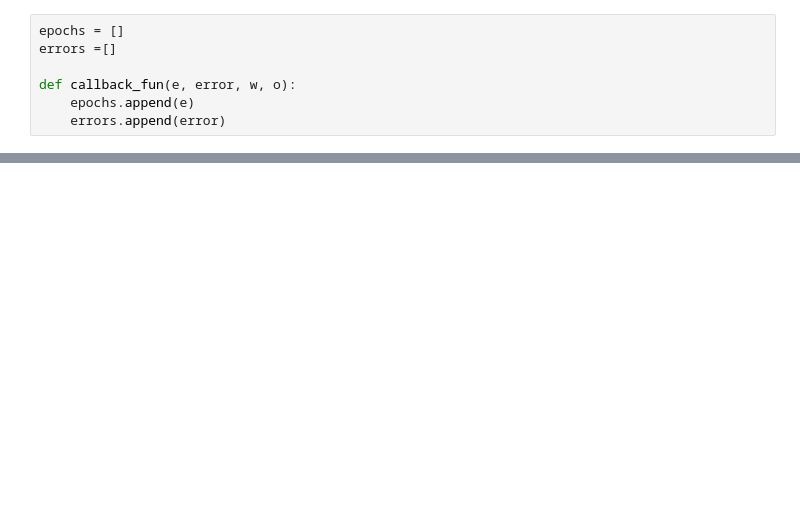
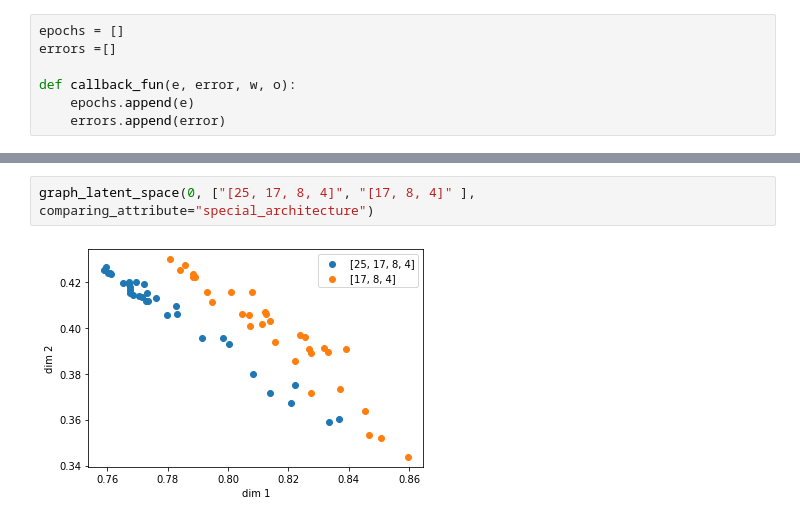
Before and after one commit to camilaborinsky/SIA-tps, a Jupyter notebook: TP5/autoencoder.ipynb, the cells around one changed output, grey strips where cells are left out. Saved outputs shown, nothing was run; the diff lists cells and outputs as text; blank space fills up the shorter version.

```diff
--- a/TP5/autoencoder.ipynb
+++ b/TP5/autoencoder.ipynb
@@ -49,0 +122,4 @@ ae.graph_latent_space(flattened_input)
+# %%
+graph_latent_space(0, ["[25, 17, 8, 4]", "[17, 8, 4]" ], comparing_attribute="special_architecture")
+# %% [output]
+[figure, added]
```
Also changed, not shown: parts of 14 cells of this notebook, 9 other files.
